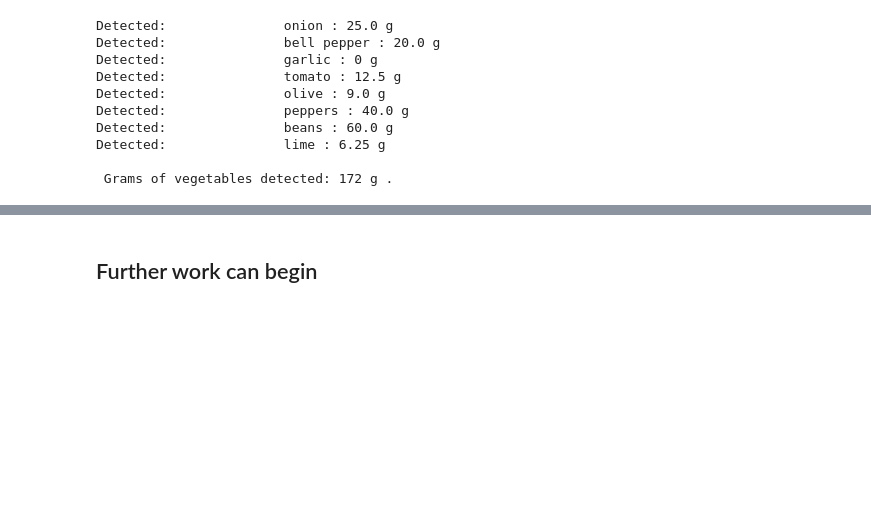
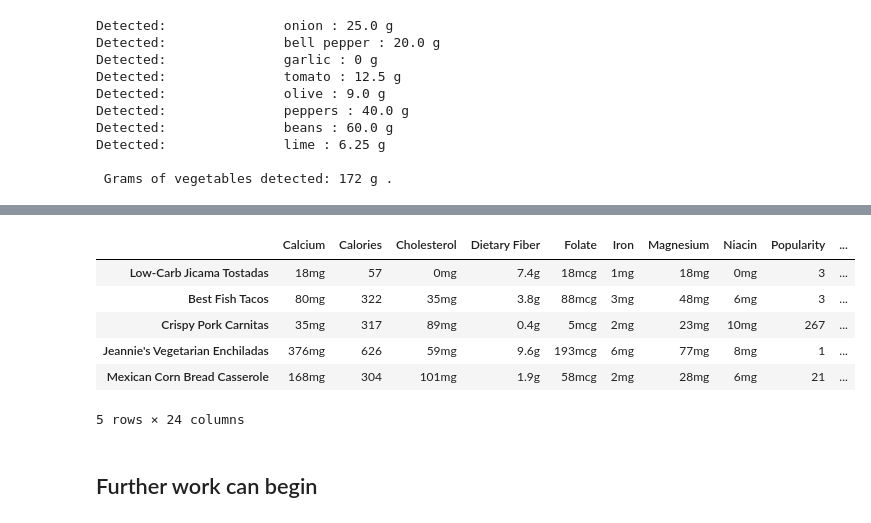
Before and after one commit to ada-food-recipes/food-recipes, a Jupyter notebook: scraping.ipynb, the cells around one changed output, grey strips where cells are left out. Cells and saved outputs as stored; diff of their text form; code cells hidden in the pictures; blank space fills up the shorter version.

```diff
--- a/scraping.ipynb
+++ b/scraping.ipynb
@@ -556,2 +589,12 @@ Mexican.head()
+# %%
+Full[Full['Region']=='mexican'].head()
+# %% [output]
+|  | Calcium | Calories | Cholesterol | Dietary Fiber | Folate | Iron | Magnesium | Niacin | Popularity | ... |
+| Low-Carb Jicama Tostadas | 18mg | 57 | 0mg | 7.4g | 18mcg | 1mg | 18mg | 0mg | 3 | ... |
+| Best Fish Tacos | 80mg | 322 | 35mg | 3.8g | 88mcg | 3mg | 48mg | 6mg | 3 | ... |
+| Crispy Pork Carnitas | 35mg | 317 | 89mg | 0.4g | 5mcg | 2mg | 23mg | 10mg | 267 | ... |
+| Jeannie's Vegetarian Enchiladas | 376mg | 626 | 59mg | 9.6g | 193mcg | 6mg | 77mg | 8mg | 1 | ... |
+| Mexican Corn Bread Casserole | 168mg | 304 | 101mg | 1.9g | 58mcg | 2mg | 28mg | 6mg | 21 | ... |
+5 rows × 24 columns
 # %% [markdown]
 ## Further work can begin ##
```
Also changed, not shown: parts of 10 cells of this notebook, 1 other file.
